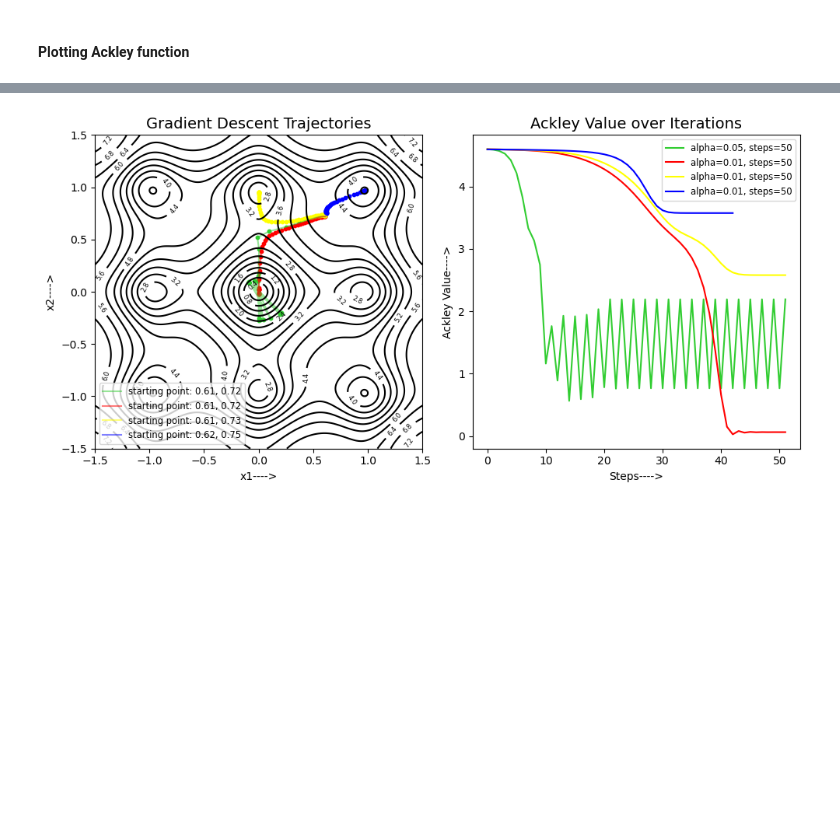
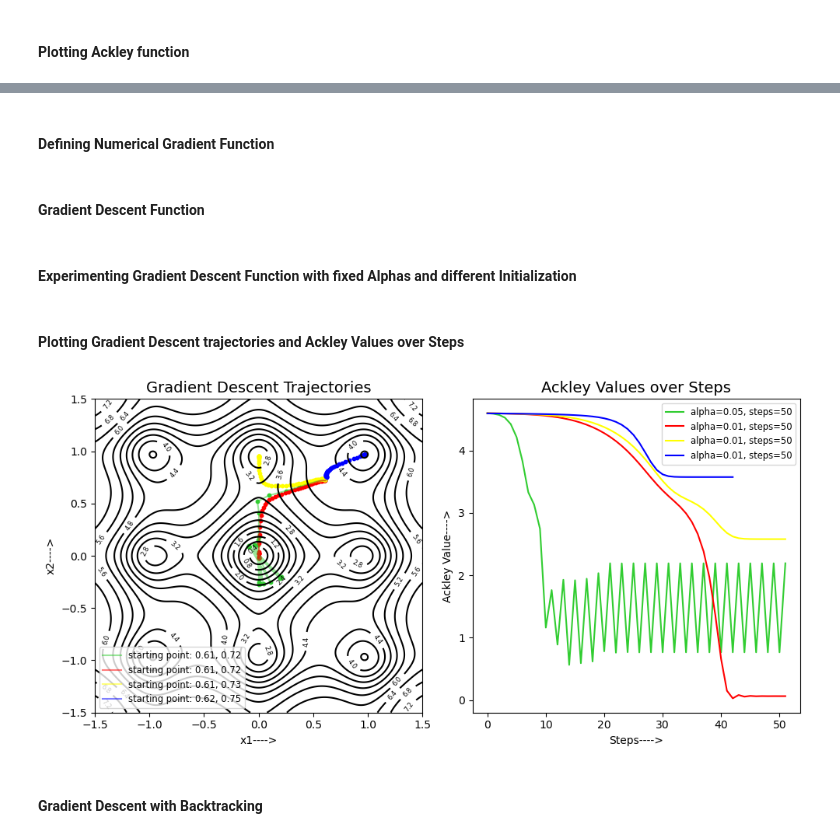
Before and after one commit to Prakul2003/DS-401, a Jupyter notebook: Project_2/Gradient_Descent_Ackley_func.ipynb, the cells around one changed output, grey strips where cells are left out. Saved outputs shown, nothing was run; the diff lists cells and outputs as text; code cells hidden in the pictures; blank space fills up the shorter version.

```diff
--- a/Project_2/Gradient_Descent_Ackley_func.ipynb
+++ b/Project_2/Gradient_Descent_Ackley_func.ipynb
@@ -94,3 +96,5 @@ pt.show()
+# %% [markdown]
+#### Defining Numerical Gradient Function
 # %%
 def numericalGrad(funObj,w,epsilon):
     m=w.shape
@@ -102,20 +106,23 @@ def numericalGrad(funObj,w,epsilon):
         wn[i] = w[i] - epsilon
         grad[i] = (funObj(wp[0],wp[1])-funObj(wn[0],wn[1]))/(2*epsilon)
     return grad
+# %% [markdown]
+#### Gradient Descent Function
 # %%
 def Gradient_Descent(f, x, alpha, steps=50):
     count = 0
     tolerance = 0.00001 * np.ones(x.shape)
     x_k = np.array([x])  # Initialize with x as the first element
     while count <= steps:
-        gradient = numericalGrad(f,x_k[-1], 0.0001)  # Compute gradient at the last element of x_k
+        gradient = numericalGrad(f,x_k[-1], 0.00001)  # Compute gradient at the last element of x_k
         x_k_1 = x_k[-1] - alpha * gradient
         x_k = np.concatenate((x_k, [x_k_1]),axis=0)  # Append the new point to x_k
         if np.linalg.norm(x_k_1 - x_k[-2]) < np.linalg.norm(tolerance):
             break
         count += 1
-
     return x_k
+# %% [markdown]
+#### Experimenting Gradient Descent Function with fixed Alphas and different Initialization
 # %%
 start_points=np.array([[0.61,0.72],[0.61,0.72],[0.61,0.73],[0.62,0.75]])
 alphas=[0.05,0.01,0.01,0.01]
@@ -126,3 +132,5 @@ for i in range(4):
+# %% [markdown]
+#### Plotting Gradient Descent trajectories and Ackley Values over Steps
 # %%
 # Define the range of x and y values
 x = np.linspace(-1.5, 1.5, 380)
@@ -135,32 +143,34 @@ X, Y = np.meshgrid(x, y)
 Z = ackley_2d(X, Y)
 
 # Create subplots
 fig, ax = pt.subplots(1, 2, figsize=(10, 5))
 
 colors = ["limegreen", "red", "yellow", "blue"]
 for i in range(4):
     ax[0].scatter(gds[i][:, 0], gds[i][:, 1], color=colors[i], s=10, marker='o')
     ax[0].plot(gds[i][:, 0], gds[i][:, 1], colors[i], label=f"starting point: {gds[i][0, 0]}, {gds[i][0, 1]}", alpha=0.5)
     z = ackley_2d(gds[i][:, 0], gds[i][:, 1])
     ax[1].plot(range(gds[i][:, 0].shape[0]), z,color=colors[i], label=f"alpha={alphas[i]}, steps=50")
 
 # Customize the plots
 ax[0].set_xlabel('x1---->')
 ax[0].set_ylabel('x2---->')
 ax[0].legend(fontsize='small',loc="lower left")
 ax[0].set_title('Gradient Descent Trajectories',size=14)
 
 ax[1].set_xlabel('Steps---->')
 ax[1].set_ylabel('Ackley Value---->')
 ax[1].legend(fontsize='small',loc="upper right")
-ax[1].set_title('Ackley Value over Iterations',size=14)
+ax[1].set_title('Ackley Values over Steps',size=14)
 
 # Plot the contour plot
 contour = ax[0].contour(X, Y, Z, levels=20, colors="black")
 ax[0].clabel(contour, inline=True, fontsize=6, fmt='%.1f', colors='black')
 
 # Show the plots
 pt.tight_layout()
 pt.show()
 # %% [output]
-[figure, old version]
+[figure, new version]
+# %% [markdown]
+#### Gradient Descent with Backtracking
```
Also changed, not shown: parts of 5 cells of this notebook.
